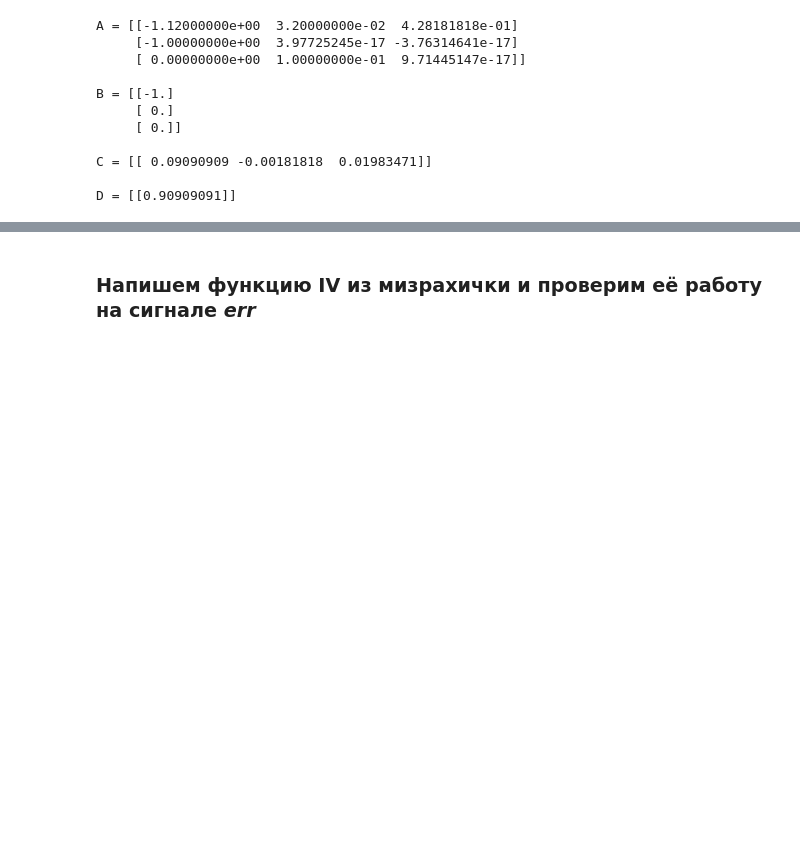
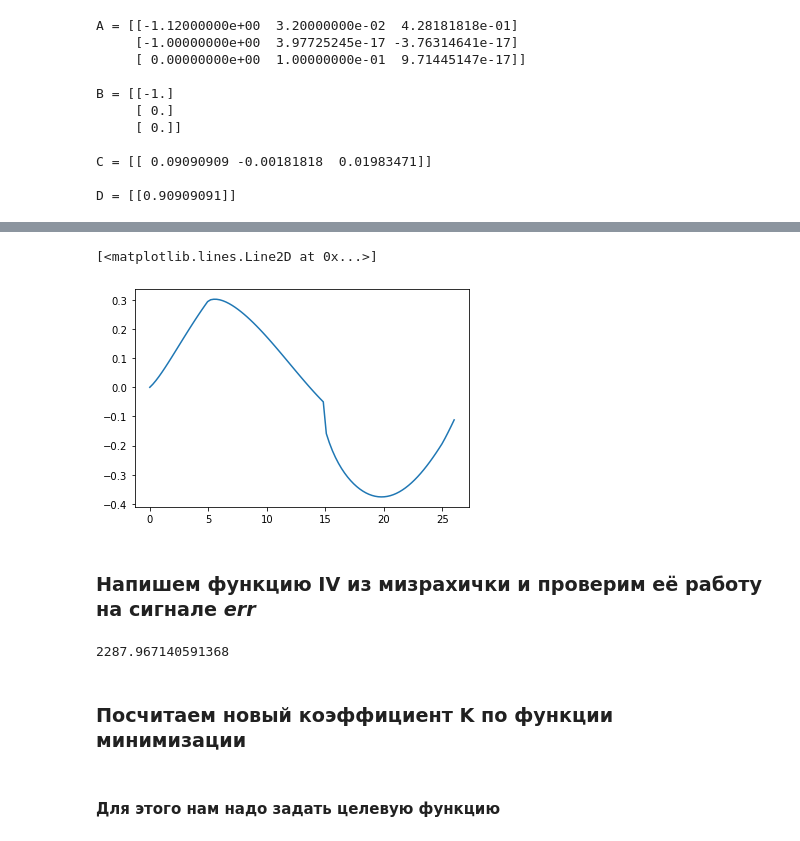
Before and after one commit to kiri11-mi1/analyze_automatic_control_system, a Jupyter notebook: Solution.ipynb, the cells around one changed output, grey strips where cells are left out. Cells and saved outputs as stored; diff of their text form; code cells hidden in the pictures; blank space fills up the shorter version.

```diff
--- a/Solution.ipynb
+++ b/Solution.ipynb
@@ -155,6 +192,24 @@ def diff_form_close_transfer_func():
+# %%
+def get_error(t: np.ndarray):
+    return get_x_values(t) - get_output_signal(t)
+# %%
+plt.plot(t, get_error(t))
+# %% [output]
+[<matplotlib.lines.Line2D at 0x...>]
+[figure, added]
 # %% [markdown]
 ### Напишем функцию IV из мизрахички и проверим её работу на сигнале *err*
 # %%
 def iv(err, t, tau):
     de_dt = np.diff(err)/(t[1]-t[0])
     return np.sum(err**2) + tau**2 * np.sum(de_dt**2)
+# %%
+# это коэфф рассчитывается по частоте среза вашего ЛАХа, я уже забыл формулу, но у меня он 74 :)
+tau = 74
+iv(get_error(t), t, tau)
+# %% [output]
+2287.967140591368
+# %% [markdown]
+### Посчитаем новый коэффициент K по функции минимизации
+# %% [markdown]
+#### Для этого нам надо задать целевую функцию
```
Also changed, not shown: parts of 18 cells of this notebook.
